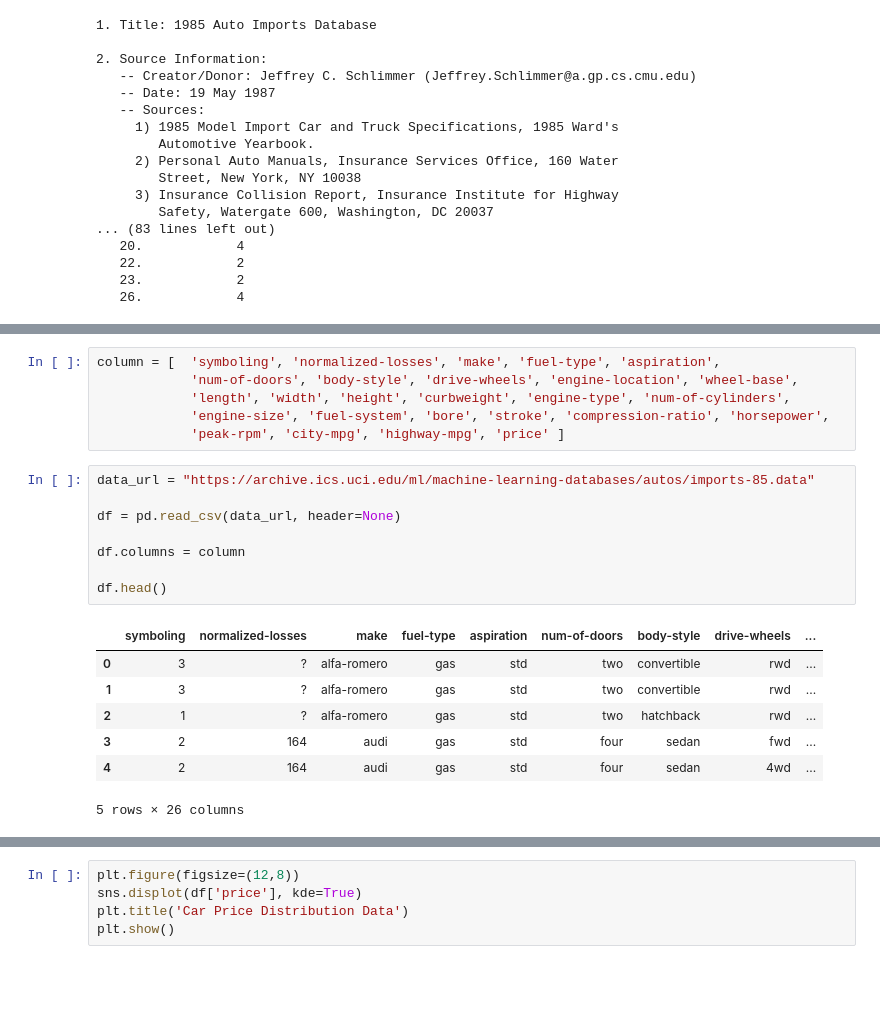
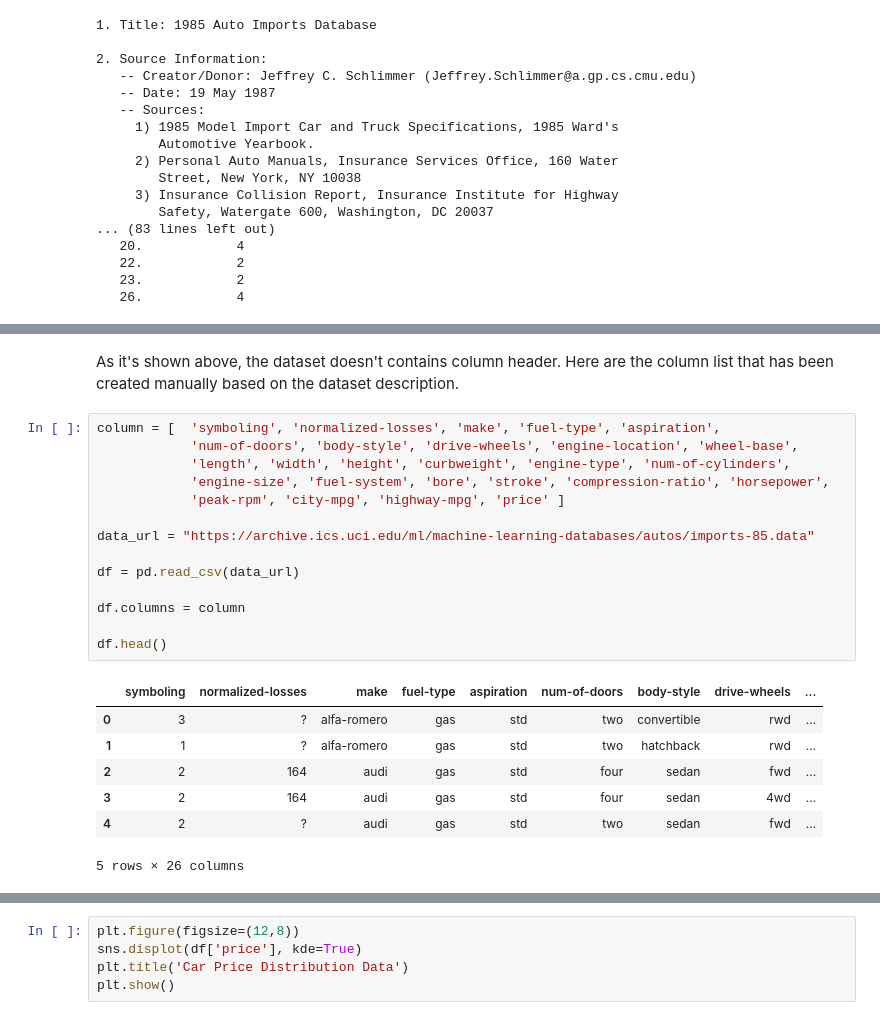
Before and after one commit to mohammad-agus/linear_regression_ols_using_python_statsmodels, a Jupyter notebook: linear_regression_ordinary_least_square.ipynb, the cells around one changed output, grey strips where cells are left out. Saved outputs shown, nothing was run; the diff lists cells and outputs as text; blank space fills up the shorter version.

```diff
--- a/linear_regression_ordinary_least_square.ipynb
+++ b/linear_regression_ordinary_least_square.ipynb
@@ -49,22 +65,24 @@ with open("data_desc.names") as data_desc:
+# %% [markdown]
+As it's shown above, the dataset doesn't contains column header. Here are the column list that has been created manually based on the dataset description.
 # %%
 column = [  'symboling', 'normalized-losses', 'make', 'fuel-type', 'aspiration',
             'num-of-doors', 'body-style', 'drive-wheels', 'engine-location', 'wheel-base',
             'length', 'width', 'height', 'curbweight', 'engine-type', 'num-of-cylinders',
             'engine-size', 'fuel-system', 'bore', 'stroke', 'compression-ratio', 'horsepower',
             'peak-rpm', 'city-mpg', 'highway-mpg', 'price' ]
+
+data_url = "https://archive.ics.uci.edu/ml/machine-learning-databases/autos/imports-85.data"
+
+df = pd.read_csv(data_url)
+
+df.columns = column
+
+df.head()
+# %% [output]
+|  | symboling | normalized-losses | make | fuel-type | aspiration | num-of-doors | body-style | drive-wheels | ... |
+| 0 | 3 | ? | alfa-romero | gas | std | two | convertible | rwd | ... |
+| 1 | 1 | ? | alfa-romero | gas | std | two | hatchback | rwd | ... |
+| 2 | 2 | 164 | audi | gas | std | four | sedan | fwd | ... |
+| 3 | 2 | 164 | audi | gas | std | four | sedan | 4wd | ... |
+| 4 | 2 | ? | audi | gas | std | two | sedan | fwd | ... |
+5 rows × 26 columns
-# %%
-data_url = "https://archive.ics.uci.edu/ml/machine-learning-databases/autos/imports-85.data"
-
-df = pd.read_csv(data_url, header=None)
-
-df.columns = column
-
-df.head()
-# %% [output]
-|  | symboling | normalized-losses | make | fuel-type | aspiration | num-of-doors | body-style | drive-wheels | ... |
-| 0 | 3 | ? | alfa-romero | gas | std | two | convertible | rwd | ... |
-| 1 | 3 | ? | alfa-romero | gas | std | two | convertible | rwd | ... |
-| 2 | 1 | ? | alfa-romero | gas | std | two | hatchback | rwd | ... |
-| 3 | 2 | 164 | audi | gas | std | four | sedan | fwd | ... |
-| 4 | 2 | 164 | audi | gas | std | four | sedan | 4wd | ... |
-5 rows × 26 columns
```
Also changed, not shown: parts of 6 cells of this notebook.
